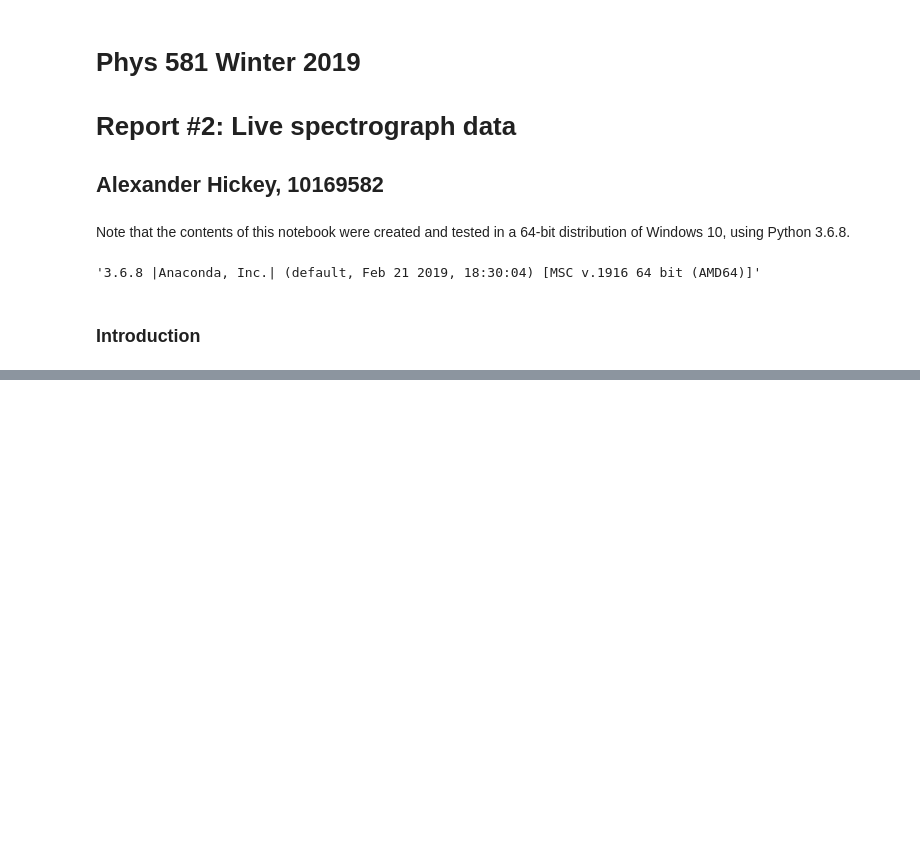
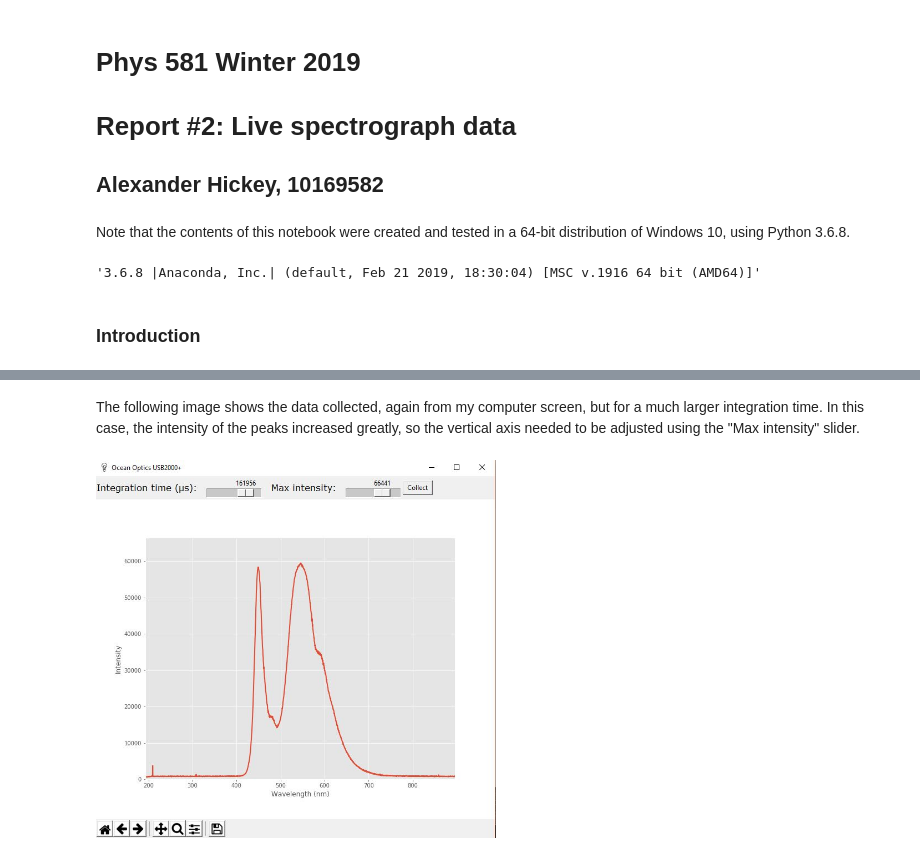
Before and after one commit to AlexanderHickey/PHYS581, a Jupyter notebook: Report 2 - Spectrograph GUI/Report 2 - Spectrograph.ipynb, the cells around one changed output, grey strips where cells are left out. Drawn from its saved outputs; the diff is of its cells as text; code cells hidden in the pictures; blank space fills up the shorter version.

```diff
--- a/Report 2 - Spectrograph GUI/Report 2 - Spectrograph.ipynb
+++ b/Report 2 - Spectrograph GUI/Report 2 - Spectrograph.ipynb
@@ -20,0 +35,6 @@ In assignment 6, we explored the construction of a graphical user interface for
+# %% [markdown]
+The following image shows the data collected, again from my computer screen, but for a much larger integration time. In this case, the intensity of the peaks increased greatly, so the vertical axis needed to be adjusted using the "Max intensity" slider.
+# %%
+Image(filename="increased_integration.JPG",width = 400)
+# %% [output]
+[figure, added]
```
Also changed, not shown: parts of 13 cells of this notebook, 8 other files.
